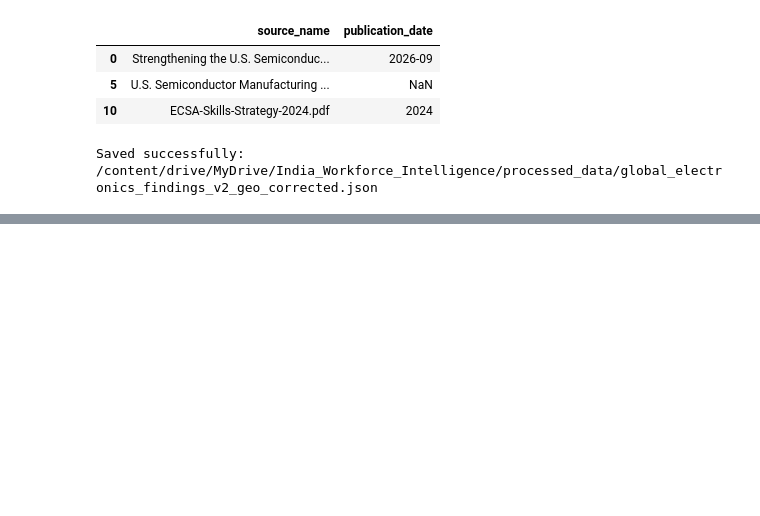
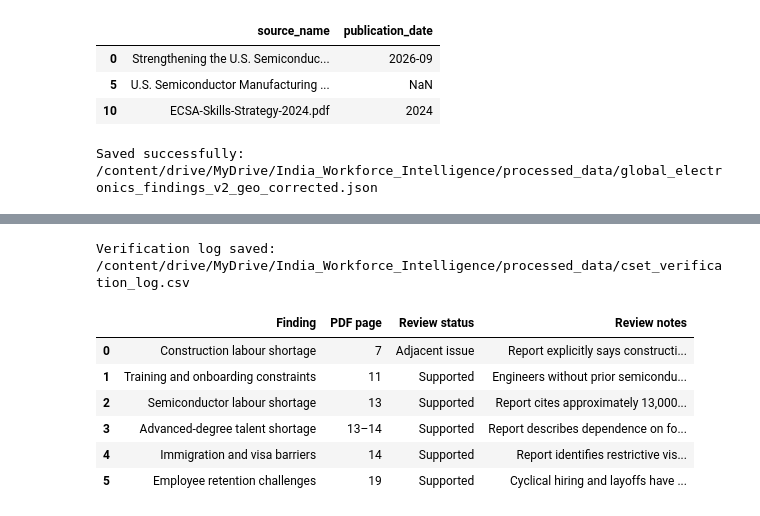
Before and after one commit to Varunhttps/India_workforce_intelligence, a Jupyter notebook: 01_cloud_setup.ipynb, the cells around one changed output, grey strips where cells are left out. Cells and saved outputs as stored; diff of their text form; code cells hidden in the pictures; blank space fills up the shorter version.

```diff
--- a/01_cloud_setup.ipynb
+++ b/01_cloud_setup.ipynb
@@ -4588,0 +5088,10 @@ Saved successfully: /content/drive/MyDrive/India_Workforce_Intelligence/processe
+# %%
+from pathlib import Path
+
+BASE = Path("/content/drive/MyDrive/India_Workforce_Intelligence")
+
+print("Project folder exists:", BASE.exists())
+
+if BASE.exists():
+    for folder in BASE.iterdir():
+        print(folder.name, "—", "Folder" if folder.is_dir() else "File")
@@ -4588,0 +5136,7 @@ Saved successfully: /content/drive/MyDrive/India_Workforce_Intelligence/processe
+# %%
+PROCESSED = BASE / "processed_data"
+
+print("Files in processed_data:")
+for f in PROCESSED.iterdir():
+    if f.is_file():
+        print(f.name)
@@ -4588,0 +5291,37 @@ Saved successfully: /content/drive/MyDrive/India_Workforce_Intelligence/processe
+# %%
+import pandas as pd
+
+verification = [
+    ["Construction labour shortage", 7, "Adjacent issue",
+     "Report explicitly says construction workforce is outside its main scope."],
+    ["Training and onboarding constraints", 11, "Supported",
+     "Engineers without prior semiconductor experience typically require 1–2 years of additional specialized training."],
+    ["Semiconductor labour shortage", 13, "Supported",
+     "Report cites approximately 13,000 understaffed positions, including engineering and technician/trades gaps."],
+    ["Advanced-degree talent shortage", "13–14", "Supported",
+     "Report describes dependence on foreign talent and a slow domestic PhD-level talent pipeline."],
+    ["Immigration and visa barriers", 14, "Supported",
+     "Report identifies restrictive visa policies and uncertain, backlogged systems as structural barriers."],
+    ["Employee retention challenges", 19, "Supported",
+     "Cyclical hiring and layoffs have created a reputation for instability, affecting long-term retention."]
+]
+
+verification_df = pd.DataFrame(
+    verification,
+    columns=["Finding", "PDF page", "Review status", "Review notes"]
+)
+
+verification_path = PROCESSED / "cset_verification_log.csv"
+verification_df.to_csv(verification_path, index=False)
+
+print("Verification log saved:", verification_path)
+display(verification_df)
+# %% [output]
+Verification log saved: /content/drive/MyDrive/India_Workforce_Intelligence/processed_data/cset_verification_log.csv
+|  | Finding | PDF page | Review status | Review notes |
+| 0 | Construction labour shortage | 7 | Adjacent issue | Report explicitly says constructi... |
+| 1 | Training and onboarding constraints | 11 | Supported | Engineers without prior semicondu... |
+| 2 | Semiconductor labour shortage | 13 | Supported | Report cites approximately 13,000... |
+| 3 | Advanced-degree talent shortage | 13–14 | Supported | Report describes dependence on fo... |
+| 4 | Immigration and visa barriers | 14 | Supported | Report identifies restrictive vis... |
+| 5 | Employee retention challenges | 19 | Supported | Cyclical hiring and layoffs have ... |
```
Also changed, not shown: parts of 25 cells of this notebook.
